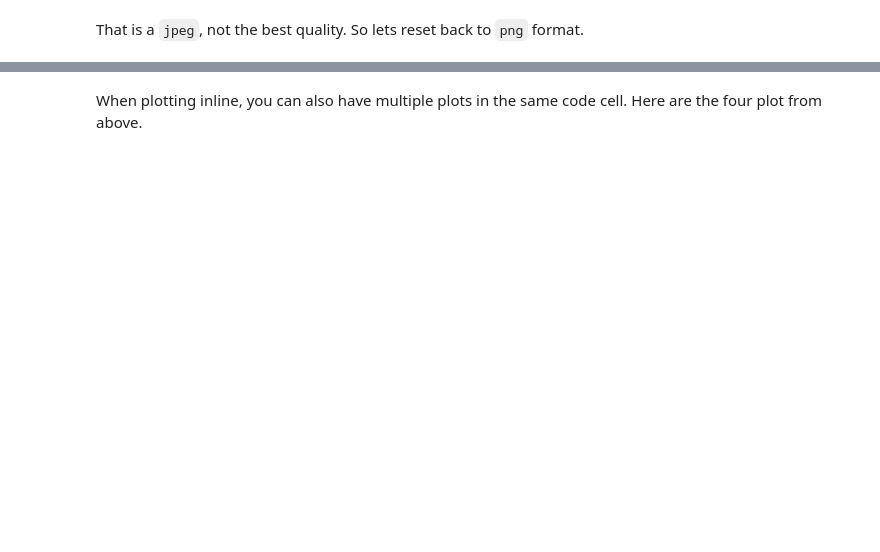
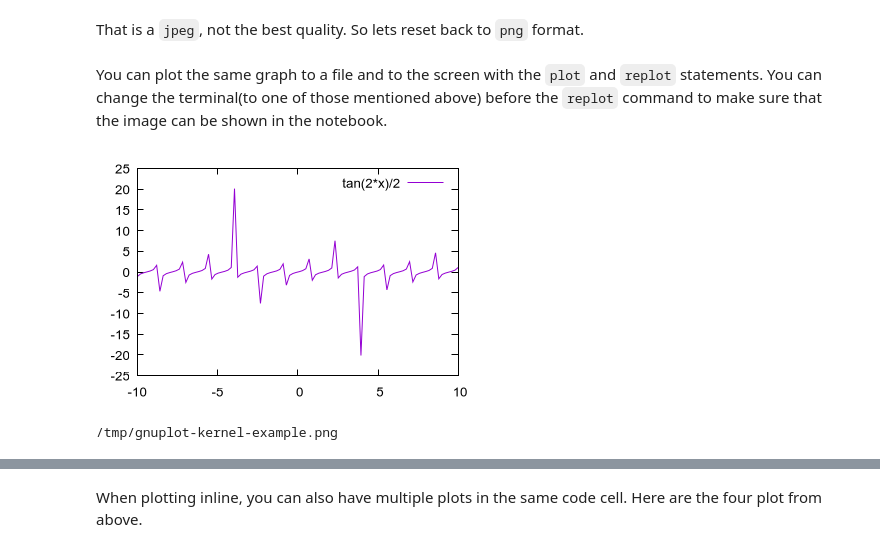
Before and after one commit to has2k1/gnuplot_kernel, a Jupyter notebook: examples/gnuplot-kernel.ipynb, the cells around one changed output, grey strips where cells are left out. Cells and saved outputs as stored; diff of their text form; code cells hidden in the pictures; blank space fills up the shorter version.

Commit message:
Refactor generation of inline images
closes #17

```diff
--- a/examples/gnuplot-kernel.ipynb
+++ b/examples/gnuplot-kernel.ipynb
@@ -72,6 +74,19 @@ splot [-2:2][-2:2] sample \
 That is a `jpeg`, not the best quality. So lets reset back to `png` format.
 # %%
 %gnuplot inline
+# %% [markdown]
+You can plot the same graph to a file and to the screen with the `plot` and `replot` statements. You can change the terminal(to one of those mentioned above) before the `replot` command to make sure that the image can be shown in the notebook.
+# %%
+set output '/tmp/gnuplot-kernel-example.png'
+plot tan(2*x)/2
+replot
+# %% [output]
+[figure, added]
+# %%
+%%shell
+ls /tmp/gnuplot-kernel-example.png
+# %% [output]
+/tmp/gnuplot-kernel-example.png
 # %%
 set multiplot layout 2,2
 plot sin(x)
```
Also changed, not shown: parts of 9 cells of this notebook, 4 other files.
